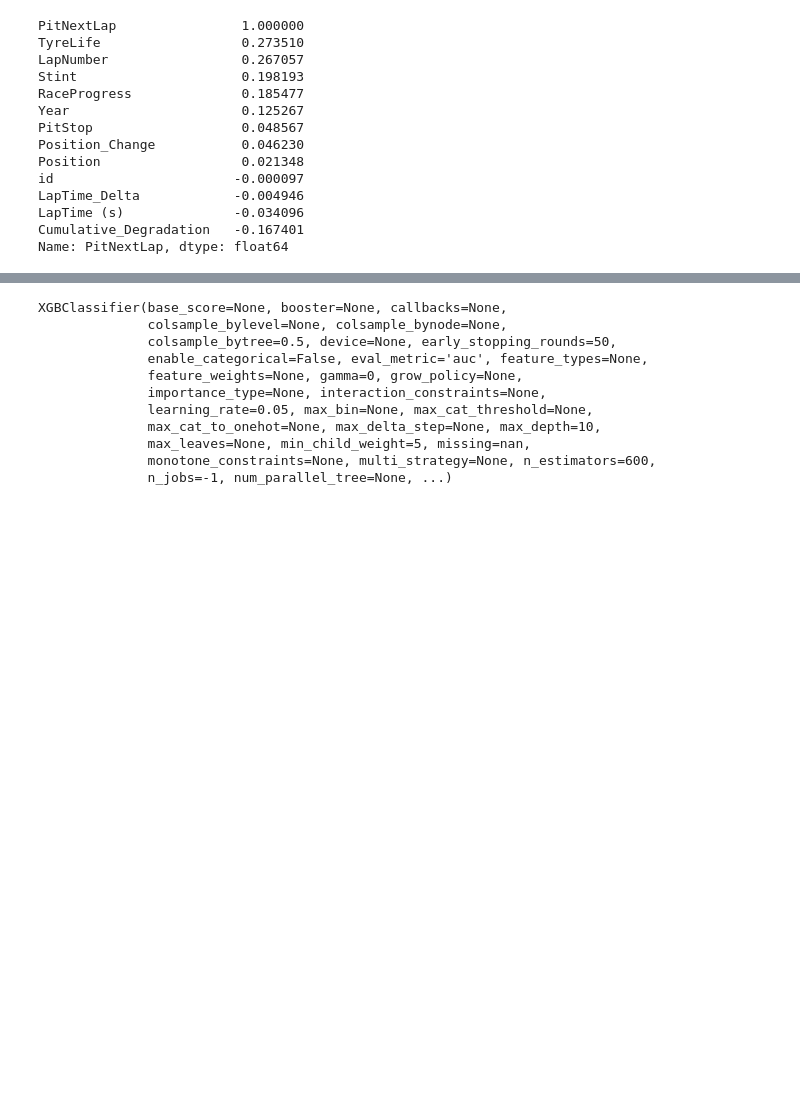
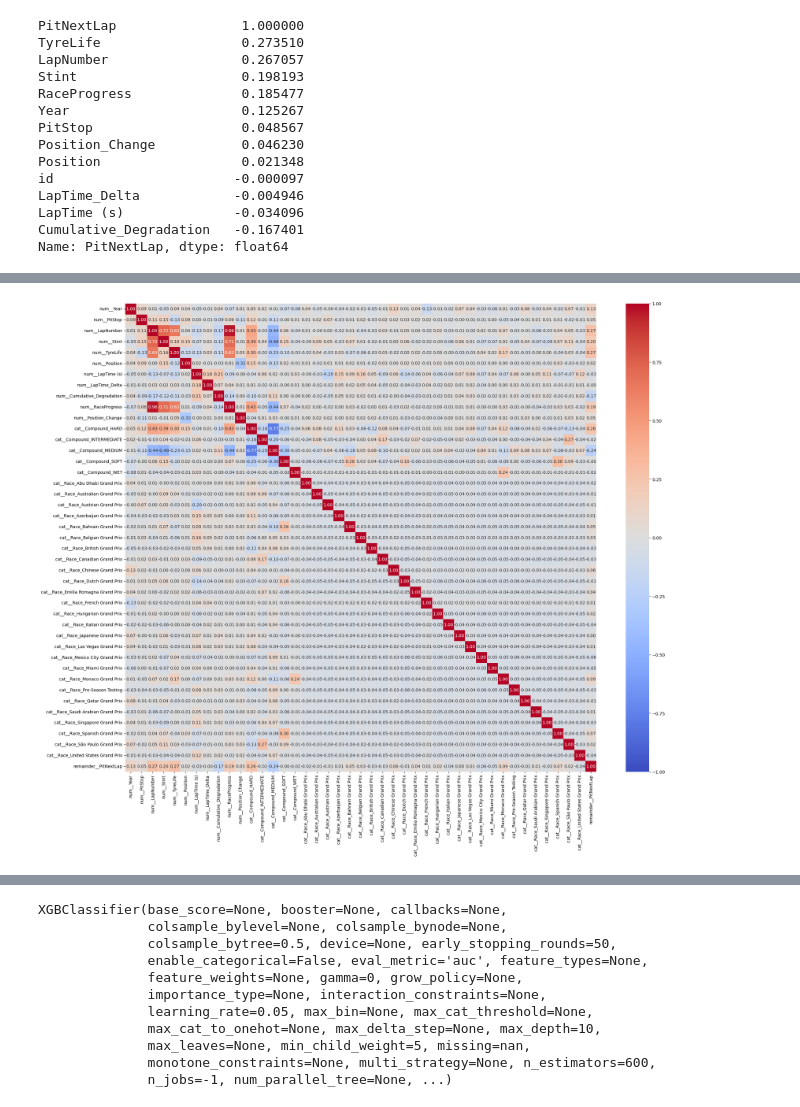
Before and after one commit to Orlandovpjunior/kaggle, a Jupyter notebook: f1PitStops/notebook.ipynb, the cells around one changed output, grey strips where cells are left out. Drawn from its saved outputs; the diff is of its cells as text; code cells hidden in the pictures; blank space fills up the shorter version.

```diff
--- a/f1PitStops/notebook.ipynb
+++ b/f1PitStops/notebook.ipynb
@@ -179,0 +190,6 @@ df.head()
+# %%
+# Removing columns
+
+cols_to_remove = ['Driver', 'id']
+
+df = df.drop(columns=cols_to_remove)
@@ -179,0 +216,4 @@ df.head()
+# %%
+numerical_features = df.select_dtypes(include=['number']).columns
+categorical_features = df.select_dtypes(include=['str']).columns
+numerical_features = numerical_features.drop('PitNextLap')
@@ -179,0 +232,15 @@ df.head()
+# %%
+preprocessing = ColumnTransformer(
+    transformers=[
+        ('num', StandardScaler(), numerical_features),
+        ('cat', OneHotEncoder(handle_unknown='ignore', sparse_output=False),categorical_features)
+    ],
+    remainder='passthrough'
+)
+
+new_df_prep = preprocessing.fit_transform(df)
+
+names = preprocessing.get_feature_names_out()
+# %%
+df = pd.DataFrame(new_df_prep,columns=names)
+df.head()
@@ -179,0 +275,17 @@ df.head()
+# %%
+corr_matrix = df.corr()
+
+plt.figure(figsize=(25,20))
+
+sns.heatmap(
+    corr_matrix,
+    vmax=1,
+    vmin=-1,
+    fmt='.2f',
+    annot=True,
+    cmap='coolwarm'
+)
+
+plt.show()
+# %% [output]
+[figure, added]
```
Also changed, not shown: parts of 45 cells of this notebook, 7 other files.
